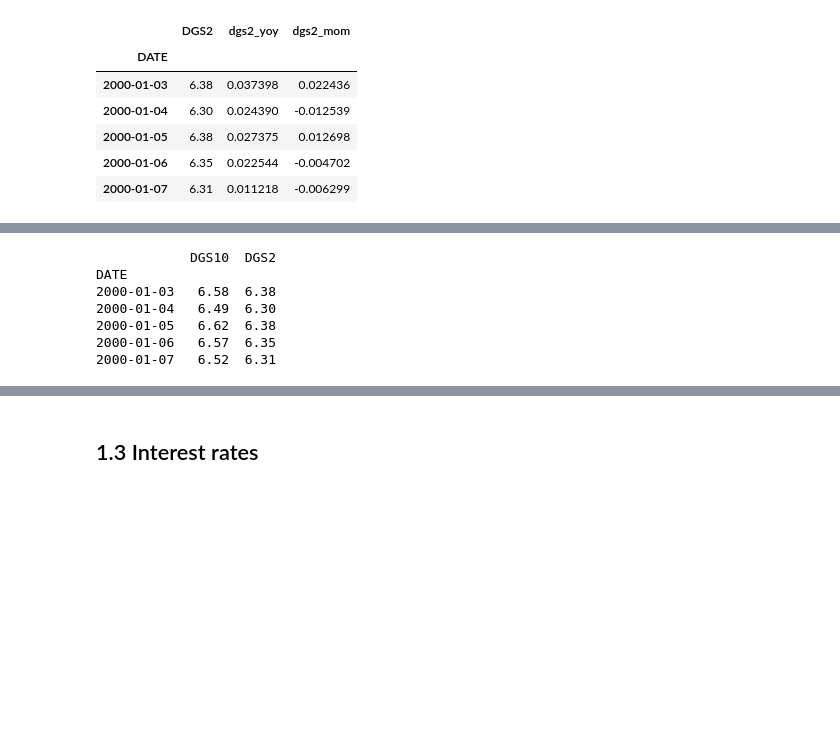
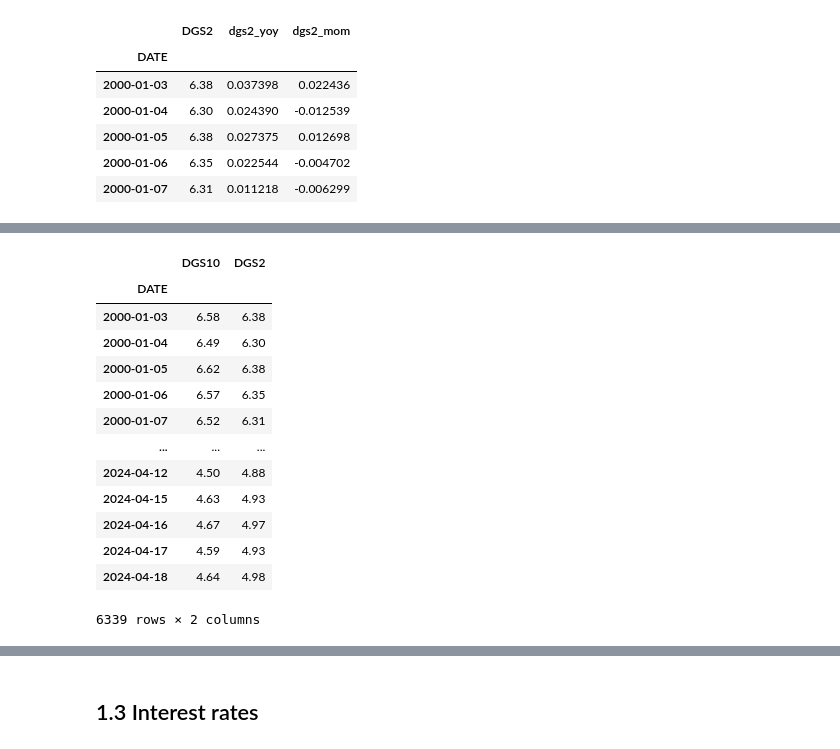
Before and after one commit to SciPy-data-scientist/DataTalks---Course-Materials-for-Analytics-in-Stock-Markets-Zoomcamp, a Jupyter notebook: homework_1.ipynb, the cells around one changed output, grey strips where cells are left out. Drawn from its saved outputs; the diff is of its cells as text; code cells hidden in the pictures; blank space fills up the shorter version.

```diff
--- a/homework_1.ipynb
+++ b/homework_1.ipynb
@@ -252,15 +259,22 @@ dgs10_2000_now.head(5)
 # %%
 dgs2_dgs10 = pd.merge(dgs2_2000_now, dgs10_2000_now, left_index=True, right_index=True, suffixes=('_dgs2', '_dgs10'))[["DGS10", "DGS2"]]
 
-print(dgs2_dgs10.head())
+dgs2_dgs10
 # %% [output]
+|  | DGS10 | DGS2 |
+| DATE |  |  |
+| 2000-01-03 | 6.58 | 6.38 |
+| 2000-01-04 | 6.49 | 6.30 |
+| 2000-01-05 | 6.62 | 6.38 |
+| 2000-01-06 | 6.57 | 6.35 |
+| 2000-01-07 | 6.52 | 6.31 |
+| ... | ... | ... |
+| 2024-04-12 | 4.50 | 4.88 |
+| 2024-04-15 | 4.63 | 4.93 |
+| 2024-04-16 | 4.67 | 4.97 |
+| 2024-04-17 | 4.59 | 4.93 |
+| 2024-04-18 | 4.64 | 4.98 |
-            DGS10  DGS2
-DATE
-2000-01-03   6.58  6.38
-2000-01-04   6.49  6.30
-2000-01-05   6.62  6.38
-2000-01-06   6.57  6.35
-2000-01-07   6.52  6.31
+6339 rows × 2 columns
 # %%
 dgs2_dgs10["diff_DGS10_DGS2"] = dgs2_dgs10.DGS10 - dgs2_dgs10.DGS2
 min_dgs2_dgs10 = dgs2_dgs10["diff_DGS10_DGS2"].min().round(1)
```
Also changed, not shown: parts of 10 cells of this notebook.
